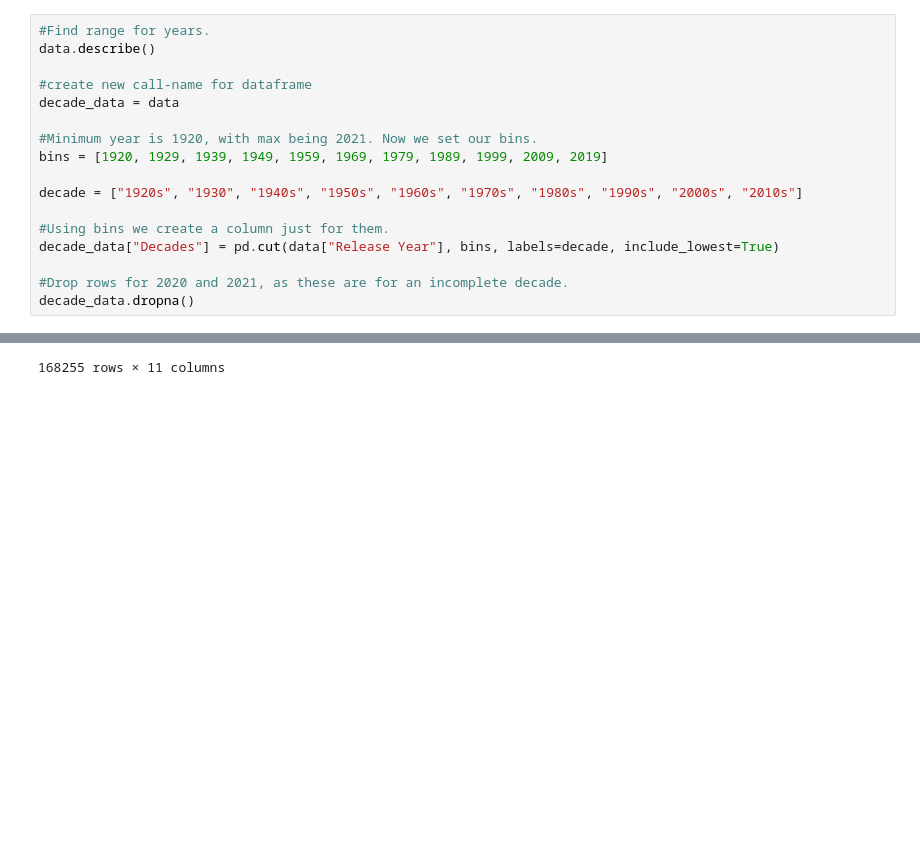
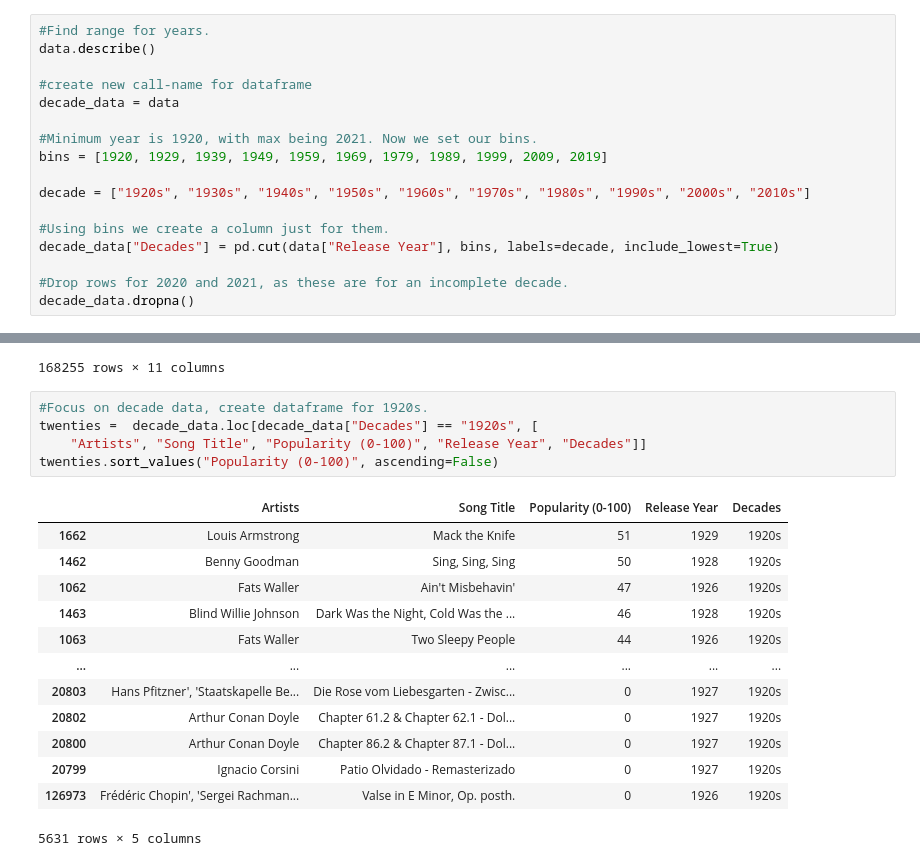
Before and after one commit to bmedford01/Spotipy, a Jupyter notebook: Most_Popular.ipynb, the cells around one changed output, grey strips where cells are left out. Drawn from its saved outputs; the diff is of its cells as text; blank space fills up the shorter version.

Commit message:
Update Most_Popular.ipynb
Found popular artists by decade.

```diff
--- a/Most_Popular.ipynb
+++ b/Most_Popular.ipynb
@@ -137,7 +137,7 @@ decade_data = data
 #Minimum year is 1920, with max being 2021. Now we set our bins.
 bins = [1920, 1929, 1939, 1949, 1959, 1969, 1979, 1989, 1999, 2009, 2019]
 
-decade = ["1920s", "1930", "1940s", "1950s", "1960s", "1970s", "1980s", "1990s", "2000s", "2010s"]
+decade = ["1920s", "1930s", "1940s", "1950s", "1960s", "1970s", "1980s", "1990s", "2000s", "2010s"]
 
 #Using bins we create a column just for them.
 decade_data["Decades"] = pd.cut(data["Release Year"], bins, labels=decade, include_lowest=True)
@@ -158,3 +158,22 @@ decade_data.dropna()
 | 174124 | October | 0.520 | 226.603 | No | Db | Major | A Good Year - 2020 Remastered | ... |
 | 174128 | DJ X-Change | 0.620 | 30.250 | No | C | Major | New Years Eve Ultimate Countdown ... | ... |
 168255 rows × 11 columns
+# %%
+#Focus on decade data, create dataframe for 1920s.
+twenties =  decade_data.loc[decade_data["Decades"] == "1920s", [
+    "Artists", "Song Title", "Popularity (0-100)", "Release Year", "Decades"]]
+twenties.sort_values("Popularity (0-100)", ascending=False)
+# %% [output]
+|  | Artists | Song Title | Popularity (0-100) | Release Year | Decades |
+| 1662 | Louis Armstrong | Mack the Knife | 51 | 1929 | 1920s |
+| 1462 | Benny Goodman | Sing, Sing, Sing | 50 | 1928 | 1920s |
+| 1062 | Fats Waller | Ain't Misbehavin' | 47 | 1926 | 1920s |
+| 1463 | Blind Willie Johnson | Dark Was the Night, Cold Was the ... | 46 | 1928 | 1920s |
+| 1063 | Fats Waller | Two Sleepy People | 44 | 1926 | 1920s |
+| ... | ... | ... | ... | ... | ... |
+| 20803 | Hans Pfitzner', 'Staatskapelle Be... | Die Rose vom Liebesgarten - Zwisc... | 0 | 1927 | 1920s |
+| 20802 | Arthur Conan Doyle | Chapter 61.2 & Chapter 62.1 - Dol... | 0 | 1927 | 1920s |
+| 20800 | Arthur Conan Doyle | Chapter 86.2 & Chapter 87.1 - Dol... | 0 | 1927 | 1920s |
+| 20799 | Ignacio Corsini | Patio Olvidado - Remasterizado | 0 | 1927 | 1920s |
+| 126973 | Frédéric Chopin', 'Sergei Rachman... | Valse in E Minor, Op. posth. | 0 | 1926 | 1920s |
+5631 rows × 5 columns
```
Also changed, not shown: parts of 9 cells of this notebook.
